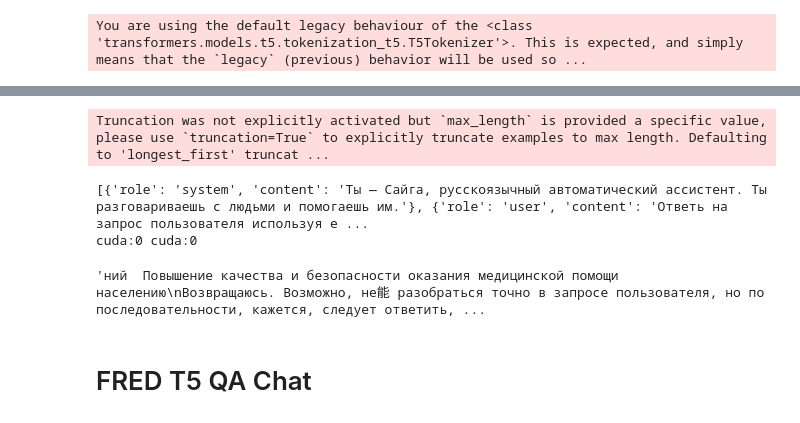
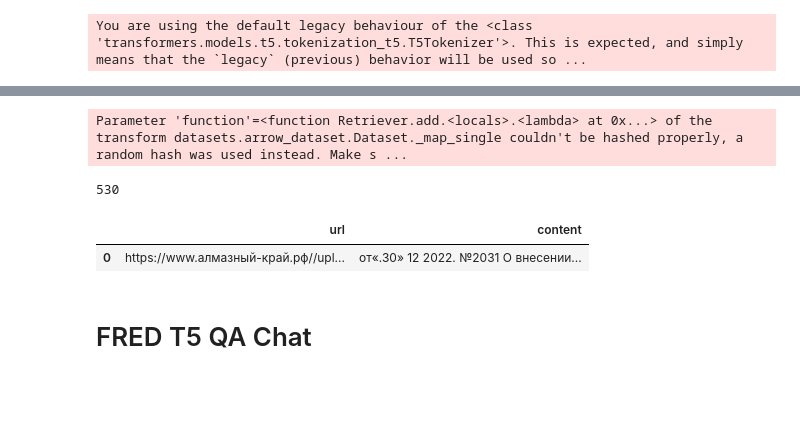
Before and after one commit to denmalbas007/LCT_Hack_Yakutiya_2023, a Jupyter notebook: ml/retriever.ipynb, the cells around one changed output, grey strips where cells are left out. Cells and saved outputs as stored; diff of their text form; code cells hidden in the pictures; blank space fills up the shorter version.

```diff
--- a/ml/retriever.ipynb
+++ b/ml/retriever.ipynb
@@ -275,0 +174,11 @@ class RoBERTaIndexer:
+# %%
+def mongo_to_pandas(mongo_return):
+    mongo_return = list(mongo_return)
+    urls = []
+    contents = []
+
+    for el in list(mongo_return):
+        urls.append(el.url)
+        contents.append(el.content)
+
+    return pd.DataFrame({"url": urls, "content": contents})
@@ -276,8 +304,11 @@ class RoBERTaIndexer:
 # %%
-indexer = RoBERTaIndexer(
-    model,
-    tokenizer,
-    k=5,
-    csv_path="parsed.csv",
-    kdtree_load_path="kdtree.joblib"
+retriever = Retriever(
+    embedding_model,
+    embedding_tokenizer,
+    summarizer,
+    ood_model,
+    db=repo,
+    d=1024,
+    k=1,
+    batch_size=64
 )
@@ -420,7 +315,6 @@ chat = Chat(model, tokenizer, generation_config, indexer)
-# %%
-chat.answer("Планируется ли строительство гаражей?")
-# %% [output]
-Truncation was not explicitly activated but `max_length` is provided a specific value, please use `truncation=True` to explicitly truncate examples to max length. Defaulting to 'longest_first' truncat ...
-[{'role': 'system', 'content': 'Ты — Сайга, русскоязычный автоматический ассистент. Ты разговариваешь с людьми и помогаешь им.'}, {'role': 'user', 'content': 'Ответь на запрос пользователя используя е ...
-cuda:0 cuda:0
-'ний  Повышение качества и безопасности оказания медицинской помощи населению\nВозвращаюсь. Возможно, не能 разобраться точно в запросе пользователя, но по последовательности, кажется, следует ответить, ...
+# %%
+retriever.add(
+    repo.find_by({"seq_id": {"$in": [i for i in range(530)]}})
+)
+# %% [output]
+Parameter 'function'=<function Retriever.add.<locals>.<lambda> at 0x...> of the transform datasets.arrow_dataset.Dataset._map_single couldn't be hashed properly, a random hash was used instead. Make s ...
@@ -427,3 +323,14 @@ cuda:0 cuda:0
+# %%
+retriever.load_index("index.bin")
+# %%
+retriever.get_indexer_size()
+# %% [output]
+530
+# %%
+retriever.query("Планируется ли открытие новых культурных мест?")
+# %% [output]
+|  | url | content |
+| 0 | https://www.алмазный-край.рф//upl... | от«.30» 12 2022. №2031 О внесении... |
 # %% [markdown]
 # FRED T5 QA Chat
 # %%
```
Also changed, not shown: parts of 42 cells of this notebook.
